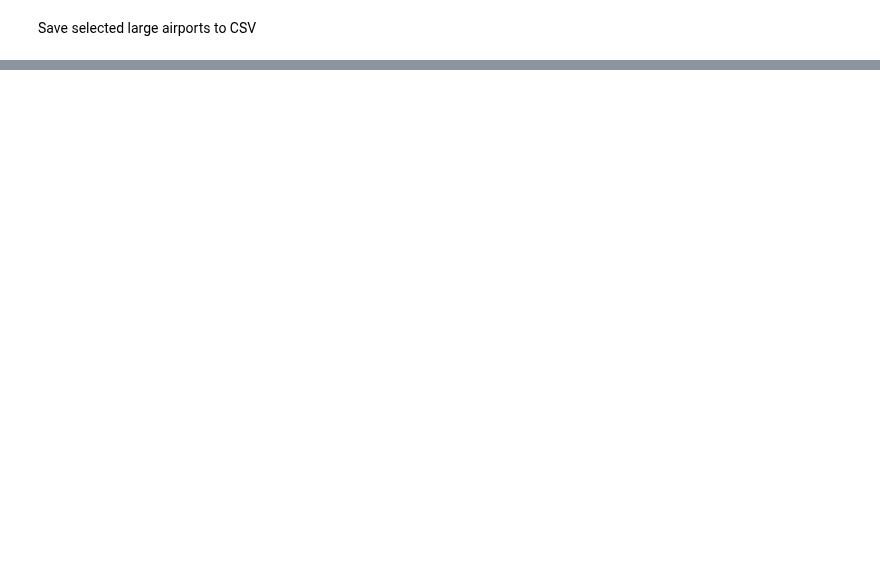
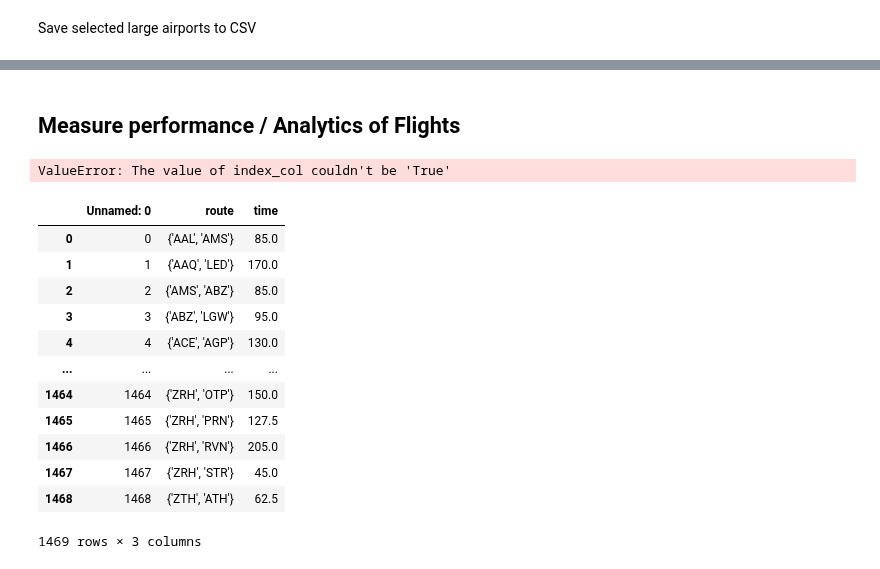
Before and after one commit to RabDou44/DOPP_group18, a Jupyter notebook: airlab_airports_selection.ipynb, the cells around one changed output, grey strips where cells are left out. Drawn from its saved outputs; the diff is of its cells as text; code cells hidden in the pictures; blank space fills up the shorter version.

```diff
--- a/airlab_airports_selection.ipynb
+++ b/airlab_airports_selection.ipynb
@@ -94,0 +248,22 @@ len(EURO_IATA_CODES)
+# %% [markdown]
+## Measure performance / Analytics of Flights
+# %%
+Flights_europe = pd.read_csv("./datasets/europe_flights.csv")
+# %% [output]
+ValueError: The value of index_col couldn't be 'True'
+# %%
+Flights_europe
+# %% [output]
+|  | Unnamed: 0 | route | time |
+| 0 | 0 | {'AAL', 'AMS'} | 85.0 |
+| 1 | 1 | {'AAQ', 'LED'} | 170.0 |
+| 2 | 2 | {'AMS', 'ABZ'} | 85.0 |
+| 3 | 3 | {'ABZ', 'LGW'} | 95.0 |
+| 4 | 4 | {'ACE', 'AGP'} | 130.0 |
+| ... | ... | ... | ... |
+| 1464 | 1464 | {'ZRH', 'OTP'} | 150.0 |
+| 1465 | 1465 | {'ZRH', 'PRN'} | 127.5 |
+| 1466 | 1466 | {'ZRH', 'RVN'} | 205.0 |
+| 1467 | 1467 | {'ZRH', 'STR'} | 45.0 |
+| 1468 | 1468 | {'ZTH', 'ATH'} | 62.5 |
+1469 rows × 3 columns
```
Also changed, not shown: parts of 18 cells of this notebook.
